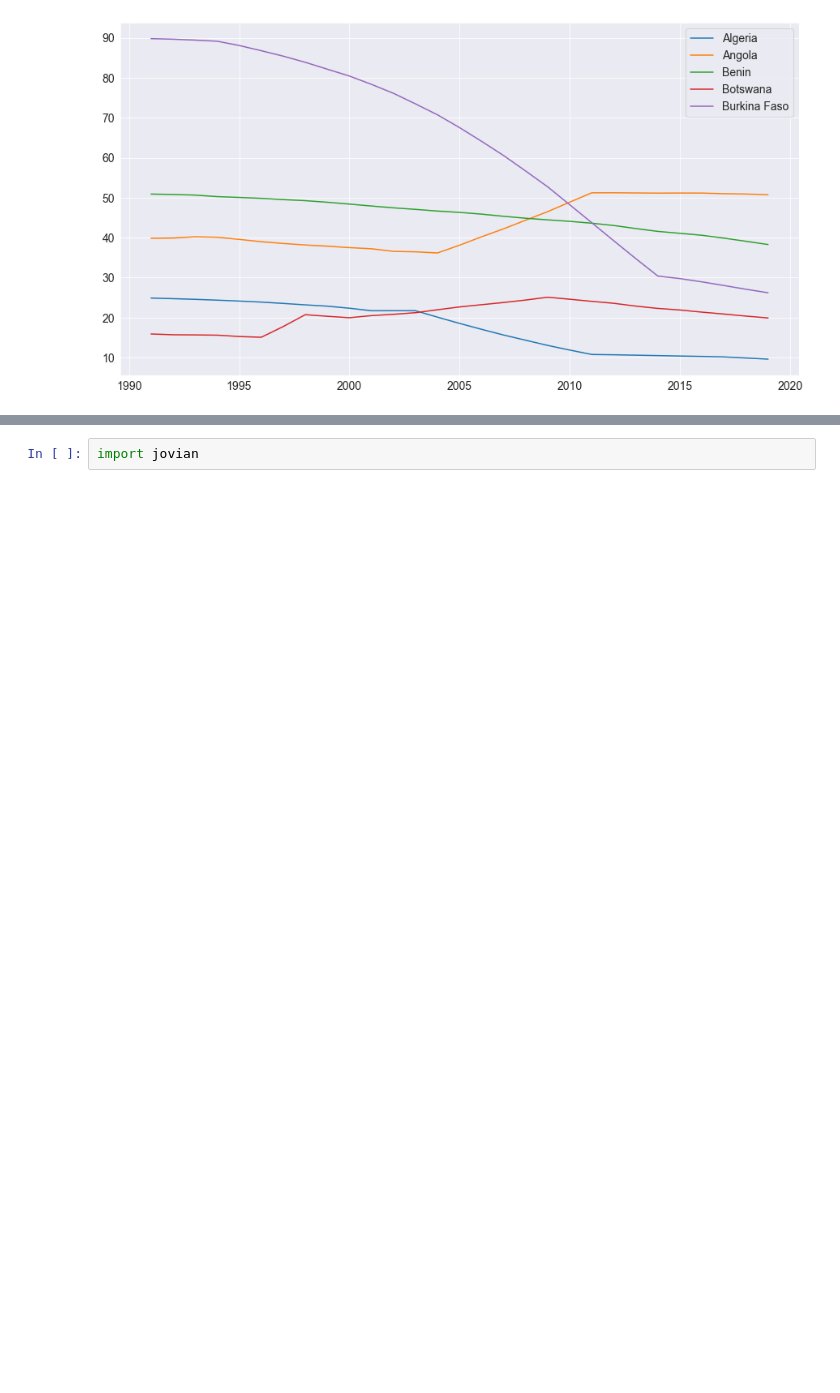
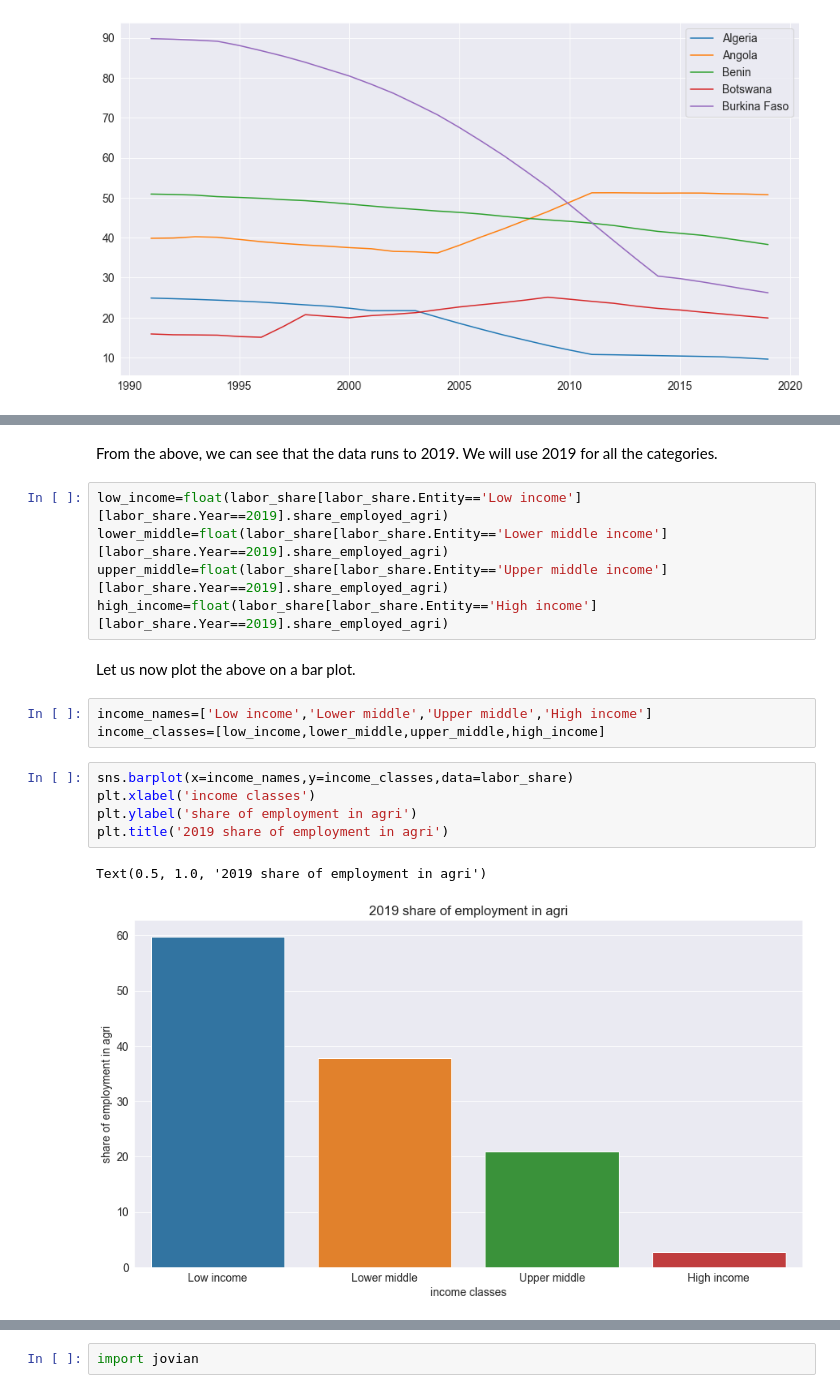
Before and after one commit to Addyzee/Jovian-Data-Analysis-with-Python, a Jupyter notebook: 14- zerotopandas-course-project-starter/zerotopandas-course-project-starter-v-20/labor-in-agriculture.ipynb, the cells around one changed output, grey strips where cells are left out. Saved outputs shown, nothing was run; the diff lists cells and outputs as text; blank space fills up the shorter version.

```diff
--- a/14- zerotopandas-course-project-starter/zerotopandas-course-project-starter-v-20/labor-in-agriculture.ipynb
+++ b/14- zerotopandas-course-project-starter/zerotopandas-course-project-starter-v-20/labor-in-agriculture.ipynb
@@ -551,0 +447,20 @@ Let us save and upload our work to Jovian before continuing.
+# %% [markdown]
+From the above, we can see that the data runs to 2019. We will use 2019 for all the categories.
+# %%
+low_income=float(labor_share[labor_share.Entity=='Low income'][labor_share.Year==2019].share_employed_agri)
+lower_middle=float(labor_share[labor_share.Entity=='Lower middle income'][labor_share.Year==2019].share_employed_agri)
+upper_middle=float(labor_share[labor_share.Entity=='Upper middle income'][labor_share.Year==2019].share_employed_agri)
+high_income=float(labor_share[labor_share.Entity=='High income'][labor_share.Year==2019].share_employed_agri)
+# %% [markdown]
+Let us now plot the above on a bar plot.
+# %%
+income_names=['Low income','Lower middle','Upper middle','High income']
+income_classes=[low_income,lower_middle,upper_middle,high_income]
+# %%
+sns.barplot(x=income_names,y=income_classes,data=labor_share)
+plt.xlabel('income classes')
+plt.ylabel('share of employment in agri')
+plt.title('2019 share of employment in agri')
+# %% [output]
+Text(0.5, 1.0, '2019 share of employment in agri')
+[figure, added]
```
Also changed, not shown: parts of 68 cells of this notebook, 1 other file.
